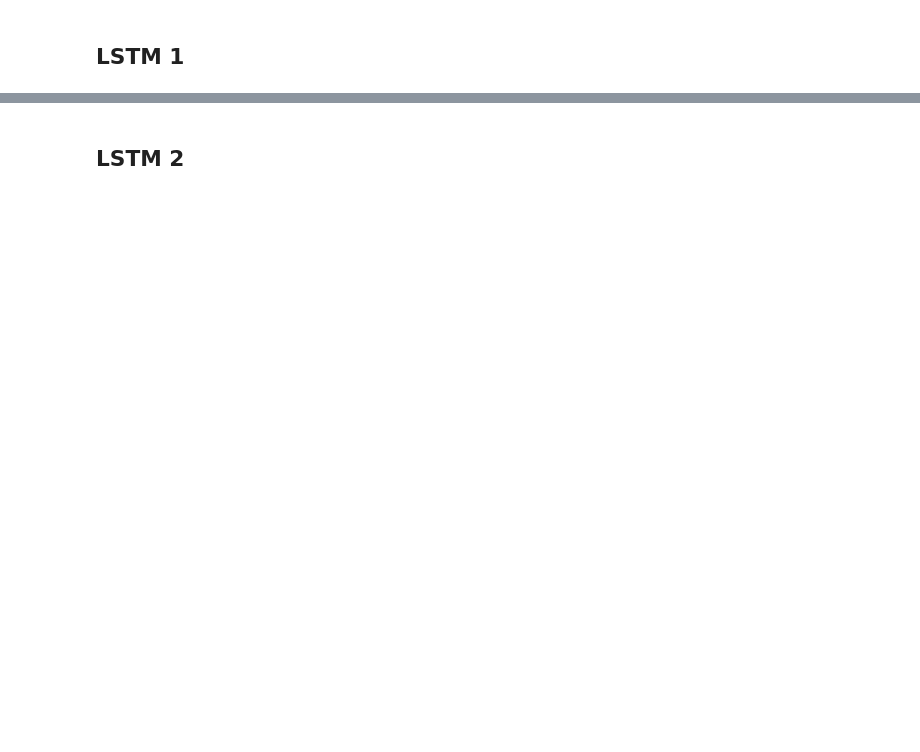
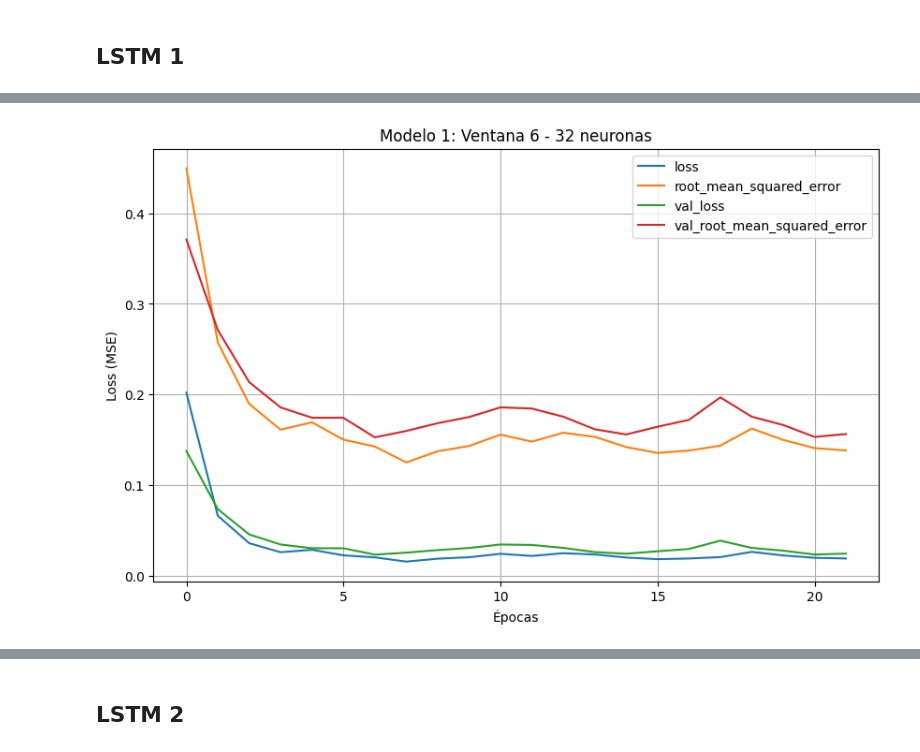
Before and after one commit to CamiR24/Lab1DS, a Jupyter notebook: lab2/serie_fronteras/LSTM_san_cristobal.ipynb, the cells around one changed output, grey strips where cells are left out. Drawn from its saved outputs; the diff is of its cells as text; code cells hidden in the pictures; blank space fills up the shorter version.

```diff
--- a/lab2/serie_fronteras/LSTM_san_cristobal.ipynb
+++ b/lab2/serie_fronteras/LSTM_san_cristobal.ipynb
@@ -50,0 +245,12 @@ test_serie = pd.read_csv(
+# %%
+losses_df1 = pd.DataFrame(history1.history)
+
+losses_df1.plot(figsize=(10,6))
+
+plt.title("Modelo 1: Ventana 6 - 32 neuronas")
+plt.xlabel("Épocas")
+plt.ylabel("Loss (MSE)")
+plt.grid(True)
+plt.show()
+# %% [output]
+[figure, added]
```
Also changed, not shown: parts of 23 cells of this notebook, 4 other files.
